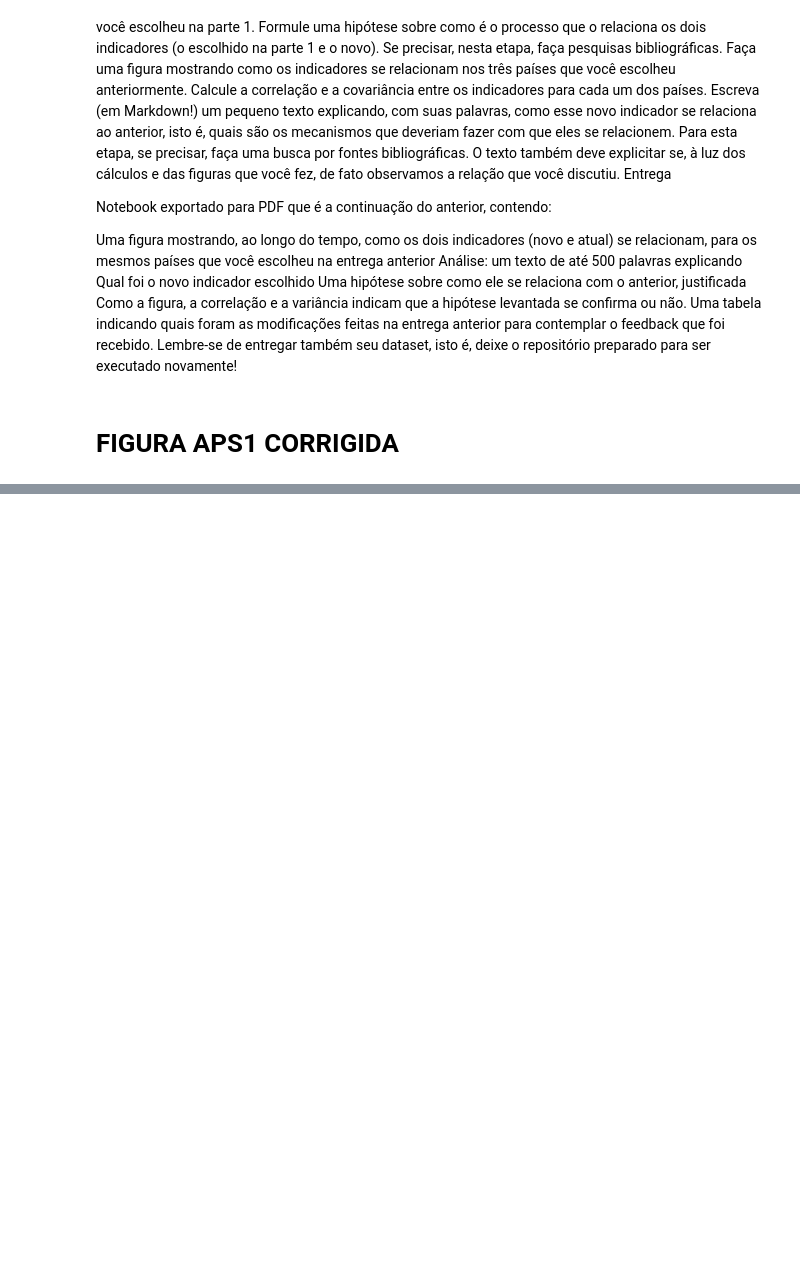
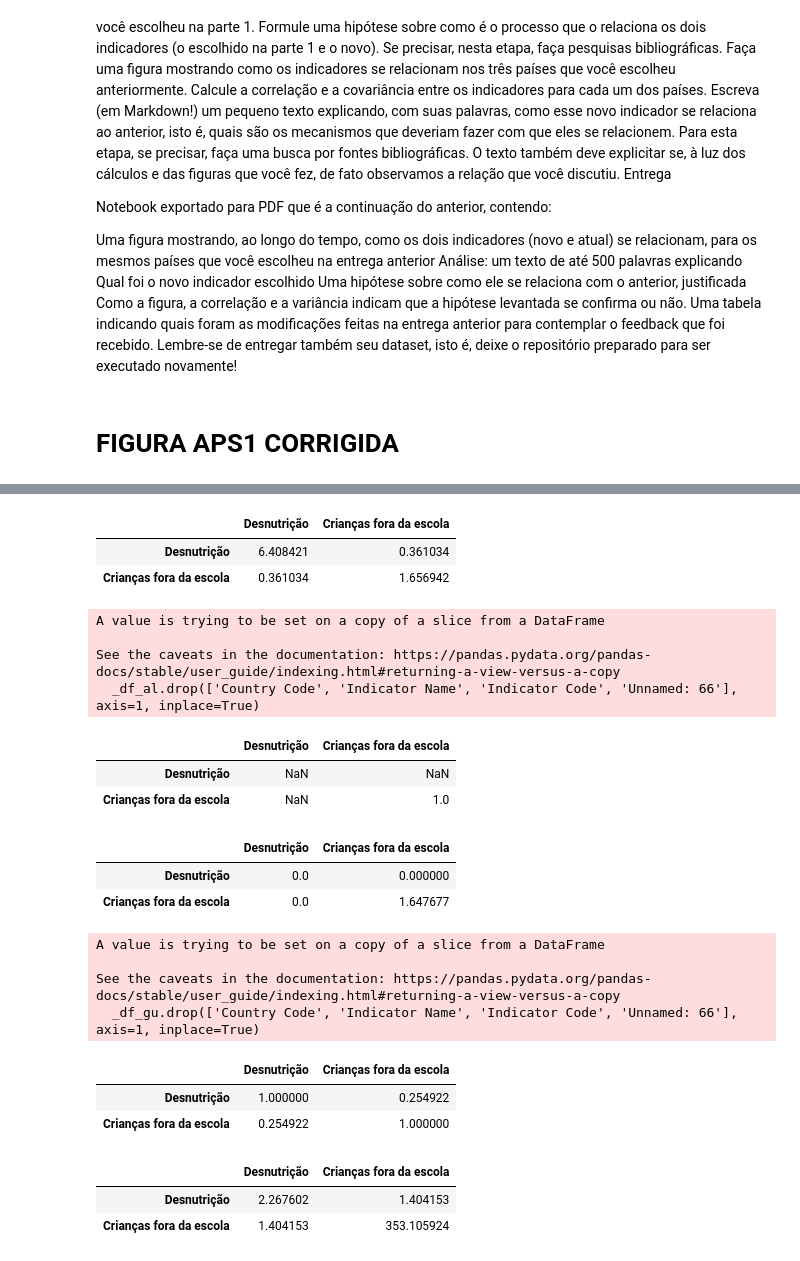
Before and after one commit to PedroPertusi/APS-CDADOS-PEDRO-ALEXANDRE, a Jupyter notebook: APS2.ipynb, the cells around one changed output, grey strips where cells are left out. Saved outputs shown, nothing was run; the diff lists cells and outputs as text; code cells hidden in the pictures; blank space fills up the shorter version.

```diff
--- a/APS2.ipynb
+++ b/APS2.ipynb
@@ -103,0 +184,69 @@ plt.show()
+# %%
+#Covariancia Brasil
+brasil_concat.cov()
+# %% [output]
+|  | Desnutrição | Crianças fora da escola |
+| Desnutrição | 6.408421 | 0.361034 |
+| Crianças fora da escola | 0.361034 | 1.656942 |
+# %%
+# Concatenado Alemanha
+df_al.drop(['Country Code', 'Indicator Name', 'Indicator Code', 'Unnamed: 66'], axis=1, inplace=True)
+df_al.set_index('Country Name', inplace=True)
+df_al = df_al.transpose()
+
+_df_al.drop(['Country Code', 'Indicator Name', 'Indicator Code', 'Unnamed: 66'], axis=1, inplace=True)
+_df_al.set_index('Country Name', inplace=True)
+_df_al = _df_al.transpose()
+
+alemanha_concat = pd.concat([df_al, _df_al], axis=1)
+alemanha_concat.set_axis(['Desnutrição','Crianças fora da escola'], axis=1, inplace=True)
+# %% [output]
+A value is trying to be set on a copy of a slice from a DataFrame
+
+See the caveats in the documentation: https://pandas.pydata.org/pandas-docs/stable/user_guide/indexing.html#returning-a-view-versus-a-copy
+  _df_al.drop(['Country Code', 'Indicator Name', 'Indicator Code', 'Unnamed: 66'], axis=1, inplace=True)
+# %%
+#Correlação Alemanha
+alemanha_concat.corr()
+# %% [output]
+|  | Desnutrição | Crianças fora da escola |
+| Desnutrição | NaN | NaN |
+| Crianças fora da escola | NaN | 1.0 |
+# %%
+#Correlação Alemanha
+alemanha_concat.cov()
+# %% [output]
+|  | Desnutrição | Crianças fora da escola |
+| Desnutrição | 0.0 | 0.000000 |
+| Crianças fora da escola | 0.0 | 1.647677 |
+# %%
+# Concatenado Guatemala
+df_gu.drop(['Country Code', 'Indicator Name', 'Indicator Code', 'Unnamed: 66'], axis=1, inplace=True)
+df_gu.set_index('Country Name', inplace=True)
+df_gu = df_gu.transpose()
+
+_df_gu.drop(['Country Code', 'Indicator Name', 'Indicator Code', 'Unnamed: 66'], axis=1, inplace=True)
+_df_gu.set_index('Country Name', inplace=True)
+_df_gu = _df_gu.transpose()
+
+guatemala_concat = pd.concat([df_gu, _df_gu], axis=1)
+guatemala_concat.set_axis(['Desnutrição','Crianças fora da escola'], axis=1, inplace=True)
+# %% [output]
+A value is trying to be set on a copy of a slice from a DataFrame
+
+See the caveats in the documentation: https://pandas.pydata.org/pandas-docs/stable/user_guide/indexing.html#returning-a-view-versus-a-copy
+  _df_gu.drop(['Country Code', 'Indicator Name', 'Indicator Code', 'Unnamed: 66'], axis=1, inplace=True)
+# %%
+# Correlação Guatemala
+guatemala_concat.corr()
+# %% [output]
+|  | Desnutrição | Crianças fora da escola |
+| Desnutrição | 1.000000 | 0.254922 |
+| Crianças fora da escola | 0.254922 | 1.000000 |
+# %%
+# Covariancia Guatemala
+guatemala_concat.cov()
+# %% [output]
+|  | Desnutrição | Crianças fora da escola |
+| Desnutrição | 2.267602 | 1.404153 |
+| Crianças fora da escola | 1.404153 | 353.105924 |
```
Also changed, not shown: parts of 5 cells of this notebook.
